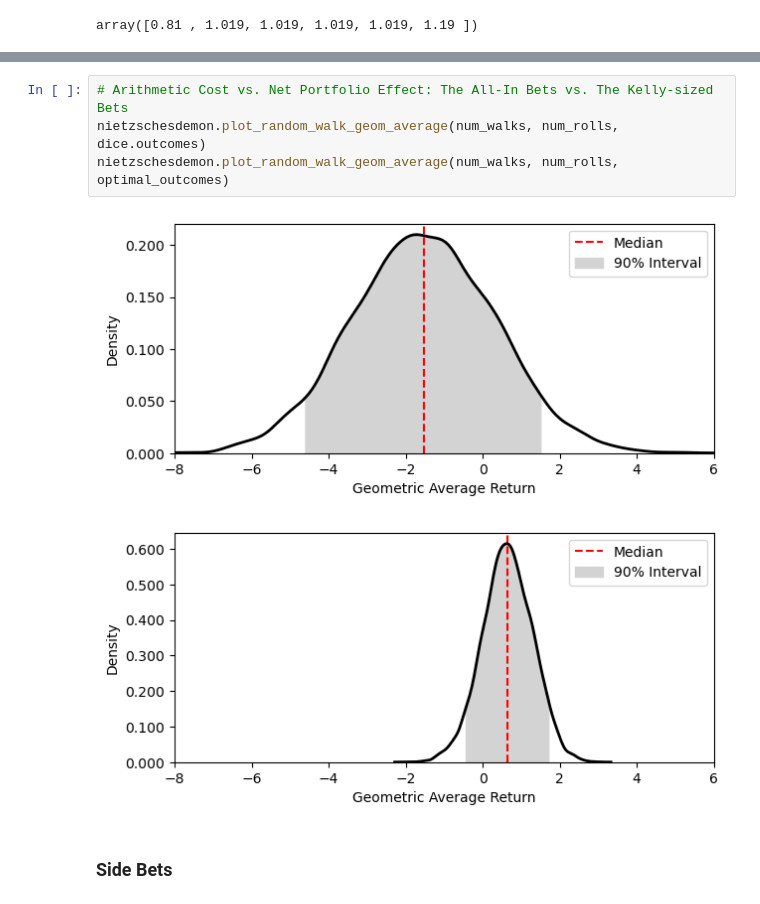
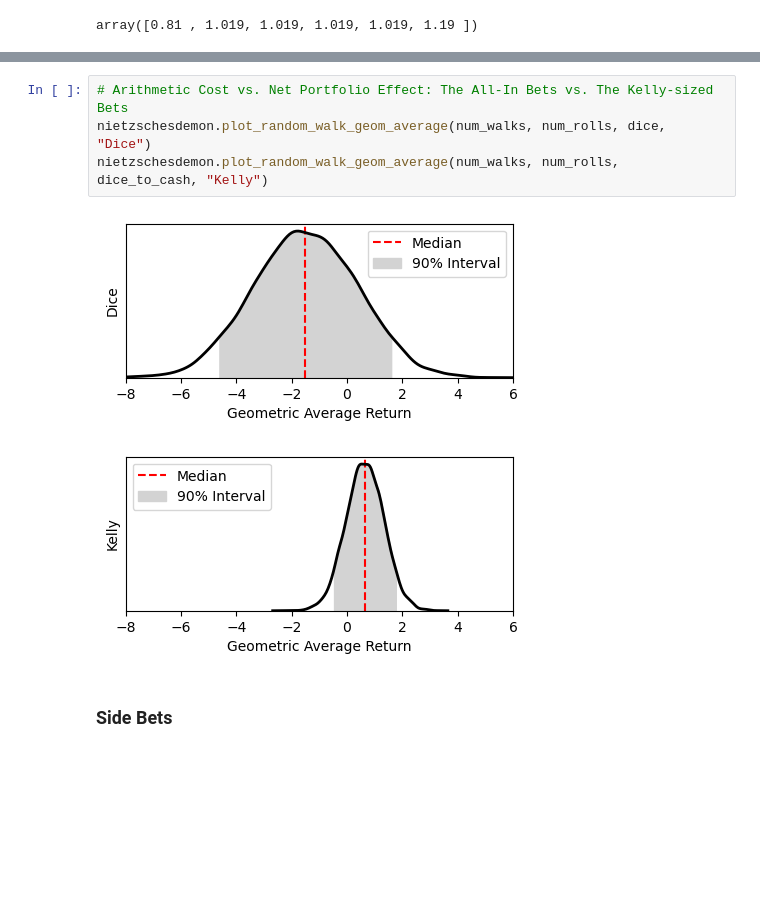
Before and after one commit to niklas-fischer/safehaven, a Jupyter notebook: notebooks/main.ipynb, the cells around one changed output, grey strips where cells are left out. Saved outputs shown, nothing was run; the diff lists cells and outputs as text; blank space fills up the shorter version.

```diff
--- a/notebooks/main.ipynb
+++ b/notebooks/main.ipynb
@@ -292,10 +289,10 @@ nietzschesdemon.plot_random_walk_frequency_distribution(num_walks, num_rolls, op
 # %%
 # Arithmetic Cost vs. Net Portfolio Effect: The All-In Bets vs. The Kelly-sized Bets
-nietzschesdemon.plot_random_walk_geom_average(num_walks, num_rolls, dice.outcomes)
-nietzschesdemon.plot_random_walk_geom_average(num_walks, num_rolls, optimal_outcomes)
+nietzschesdemon.plot_random_walk_geom_average(num_walks, num_rolls, dice, "Dice")
+nietzschesdemon.plot_random_walk_geom_average(num_walks, num_rolls, dice_to_cash, "Kelly")
 # %% [output]
-[figure, old version]
+[figure, new version]
-[figure, old version]
+[figure, new version]
 # %% [markdown]
 ### Side Bets
 # %%
```
Also changed, not shown: parts of 15 cells of this notebook.
